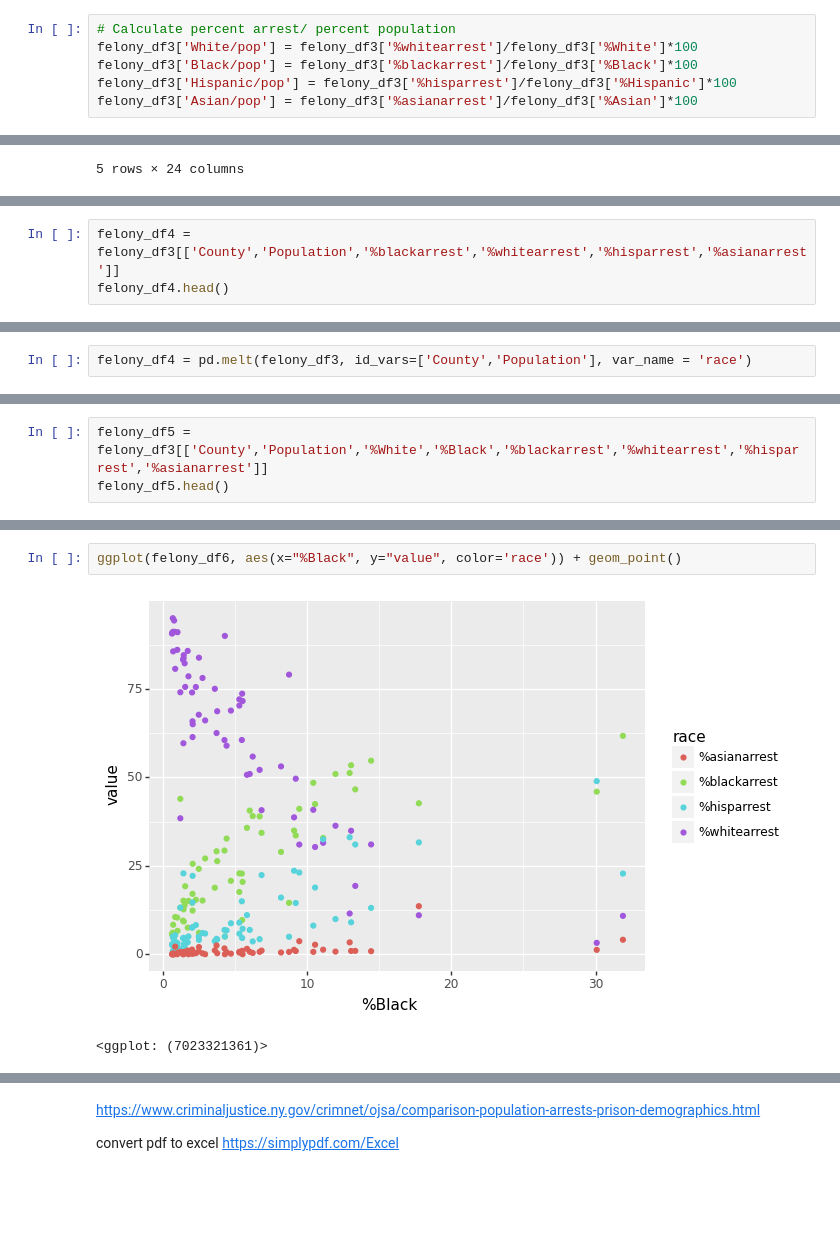
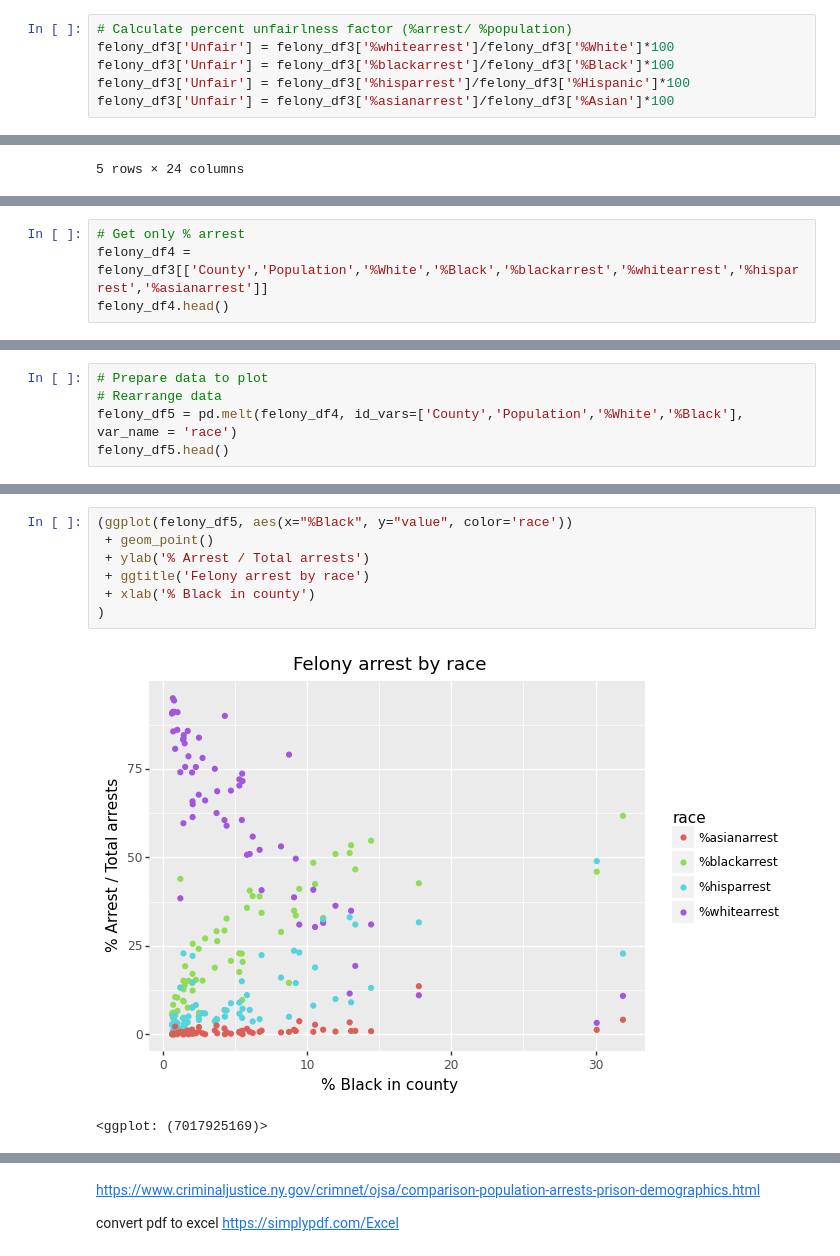
Before and after one commit to maayaikeda/newyork_crime, a Jupyter notebook: New_york_crime.ipynb, the cells around one changed output, grey strips where cells are left out. Saved outputs shown, nothing was run; the diff lists cells and outputs as text; blank space fills up the shorter version.

```diff
--- a/New_york_crime.ipynb
+++ b/New_york_crime.ipynb
@@ -733,8 +616,8 @@ felony_df3.head()
 | 3 | Felony Total | 1428 | 842.0 | 467.0 | 96.0 | 8.0 | 15 | [Broome] | 191925.0 | ... |
 | 4 | Felony Total | 563 | 417.0 | 74.0 | 8.0 | 3.0 | 61 | [Cattaraugus] | 76726.0 | ... |
 # %%
-# Calculate percent arrest/ percent population
-felony_df3['White/pop'] = felony_df3['%whitearrest']/felony_df3['%White']*100
-felony_df3['Black/pop'] = felony_df3['%blackarrest']/felony_df3['%Black']*100
-felony_df3['Hispanic/pop'] = felony_df3['%hisparrest']/felony_df3['%Hispanic']*100
-felony_df3['Asian/pop'] = felony_df3['%asianarrest']/felony_df3['%Asian']*100
+# Calculate percent unfairlness factor (%arrest/ %population)
+felony_df3['Unfair'] = felony_df3['%whitearrest']/felony_df3['%White']*100
+felony_df3['Unfair'] = felony_df3['%blackarrest']/felony_df3['%Black']*100
+felony_df3['Unfair'] = felony_df3['%hisparrest']/felony_df3['%Hispanic']*100
+felony_df3['Unfair'] = felony_df3['%asianarrest']/felony_df3['%Asian']*100
@@ -802,4 +730,5 @@ ggplot(felony_df3, aes(x= '%Black', y='%blackarrest',color = 'city')) + geom_poi
 # %%
-felony_df4 = felony_df3[['County','Population','%blackarrest','%whitearrest','%hisparrest','%asianarrest']]
+# Get only % arrest
+felony_df4 = felony_df3[['County','Population','%White','%Black','%blackarrest','%whitearrest','%hisparrest','%asianarrest']]
 felony_df4.head()
 # %% [output]
@@ -812,2 +741,5 @@ felony_df4.head()
 # %%
-felony_df4 = pd.melt(felony_df3, id_vars=['County','Population'], var_name = 'race')
+# Prepare data to plot
+# Rearrange data
+felony_df5 = pd.melt(felony_df4, id_vars=['County','Population','%White','%Black'], var_name = 'race')
+felony_df5.head()
@@ -814,3 +752,0 @@ felony_df4 = pd.melt(felony_df3, id_vars=['County','Population'], var_name = 'ra
-# %%
-felony_df5 = felony_df3[['County','Population','%White','%Black','%blackarrest','%whitearrest','%hisparrest','%asianarrest']]
-felony_df5.head()
@@ -834,5 +753,10 @@ felony_df6.head()
 # %%
-ggplot(felony_df6, aes(x="%Black", y="value", color='race')) + geom_point()
+(ggplot(felony_df5, aes(x="%Black", y="value", color='race'))
+ + geom_point()
+ + ylab('% Arrest / Total arrests')
+ + ggtitle('Felony arrest by race')
+ + xlab('% Black in county')
+)
 # %% [output]
-[figure, old version]
+[figure, new version]
-<ggplot: (7023321361)>
+<ggplot: (7017925169)>
```
Also changed, not shown: parts of 243 cells of this notebook.
